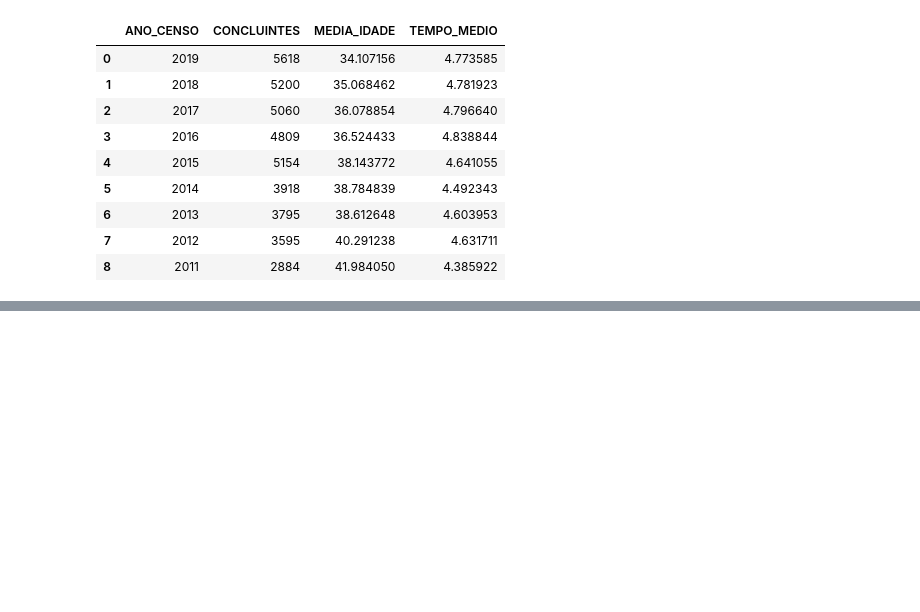
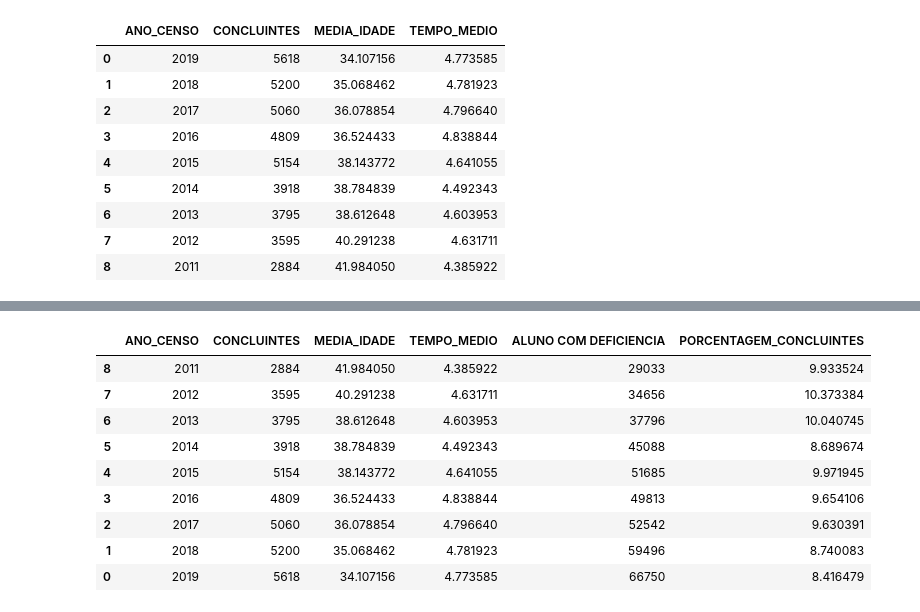
Before and after one commit to roxacarv/edulearn, a Jupyter notebook: Edulearn.ipynb, the cells around one changed output, grey strips where cells are left out. Cells and saved outputs as stored; diff of their text form; code cells hidden in the pictures; blank space fills up the shorter version.

```diff
--- a/Edulearn.ipynb
+++ b/Edulearn.ipynb
@@ -1598 +1620,15 @@ df_concluintes_por_ano
+# %%
+df_concluintes_por_ano['PORCENTAGEM_CONCLUINTES'] = df_concluintes_por_ano['CONCLUINTES']/df_concluintes_por_ano['ALUNO COM DEFICIENCIA'] * 100
+df_concluintes_por_ano
+# %% [output]
+|  | ANO_CENSO | CONCLUINTES | MEDIA_IDADE | TEMPO_MEDIO | ALUNO COM DEFICIENCIA | PORCENTAGEM_CONCLUINTES |
+| 8 | 2011 | 2884 | 41.984050 | 4.385922 | 29033 | 9.933524 |
+| 7 | 2012 | 3595 | 40.291238 | 4.631711 | 34656 | 10.373384 |
+| 6 | 2013 | 3795 | 38.612648 | 4.603953 | 37796 | 10.040745 |
+| 5 | 2014 | 3918 | 38.784839 | 4.492343 | 45088 | 8.689674 |
+| 4 | 2015 | 5154 | 38.143772 | 4.641055 | 51685 | 9.971945 |
+| 3 | 2016 | 4809 | 36.524433 | 4.838844 | 49813 | 9.654106 |
+| 2 | 2017 | 5060 | 36.078854 | 4.796640 | 52542 | 9.630391 |
+| 1 | 2018 | 5200 | 35.068462 | 4.781923 | 59496 | 8.740083 |
+| 0 | 2019 | 5618 | 34.107156 | 4.773585 | 66750 | 8.416479 |
 # %%
```
Also changed, not shown: parts of 53 cells of this notebook.
